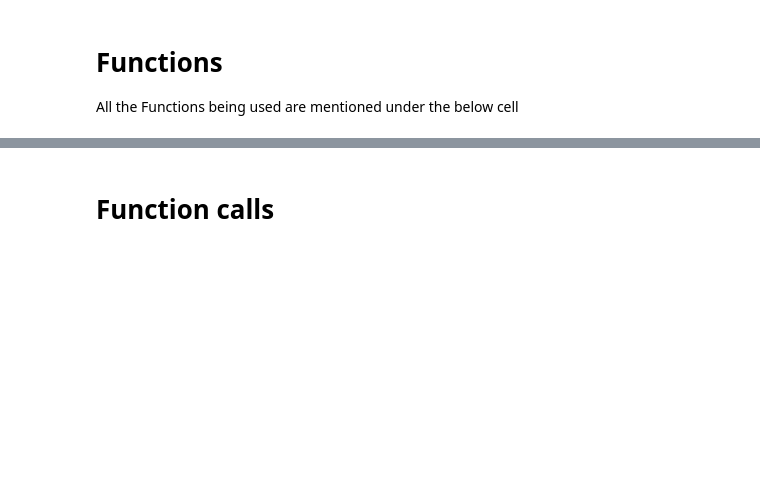
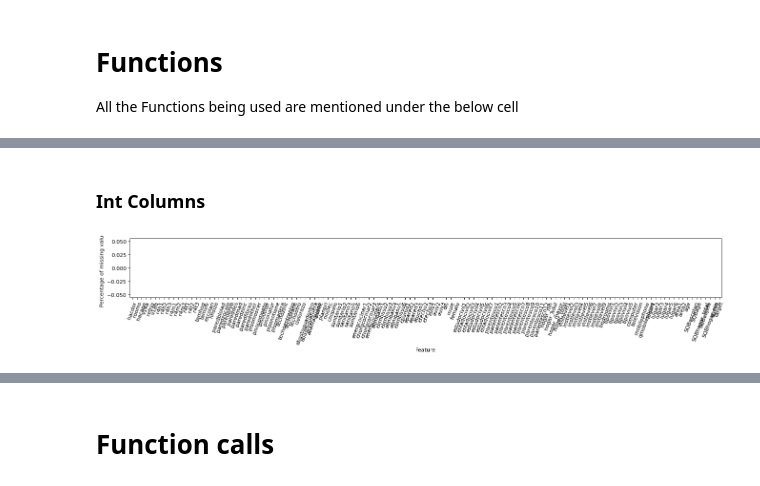
Before and after one commit to ashishsarkarmlops/assignment-2, a Jupyter notebook: Text preprocessing.ipynb, the cells around one changed output, grey strips where cells are left out. Saved outputs shown, nothing was run; the diff lists cells and outputs as text; code cells hidden in the pictures; blank space fills up the shorter version.

```diff
--- a/Text preprocessing.ipynb
+++ b/Text preprocessing.ipynb
@@ -228,0 +272,6 @@ def variable_type(df):
+# %% [markdown]
+###  Int Columns
+# %%
+plot_null_values(income_train_df[int_columns],(20,2))
+# %% [output]
+[figure, added]
```
Also changed, not shown: parts of 20 cells of this notebook.
